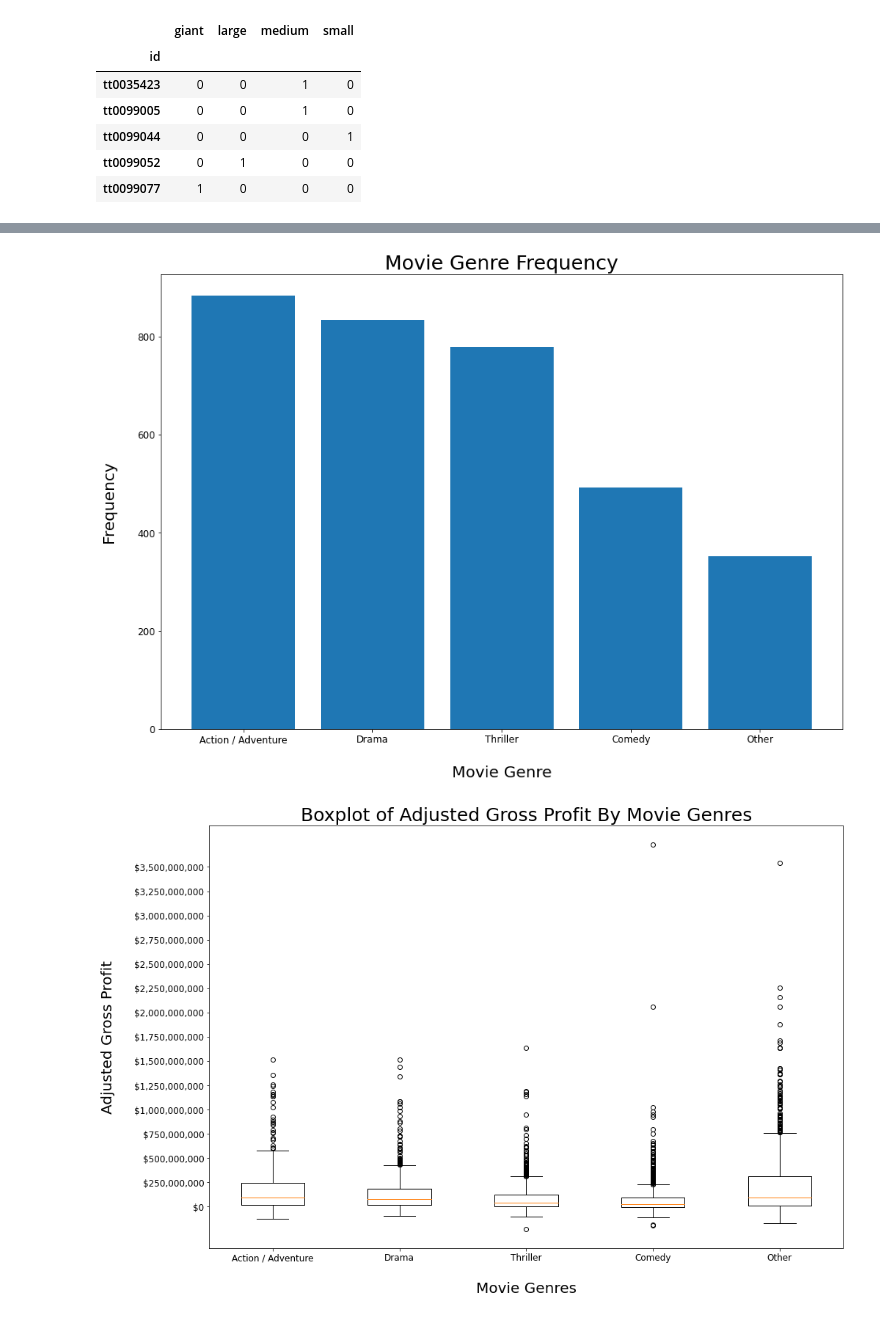
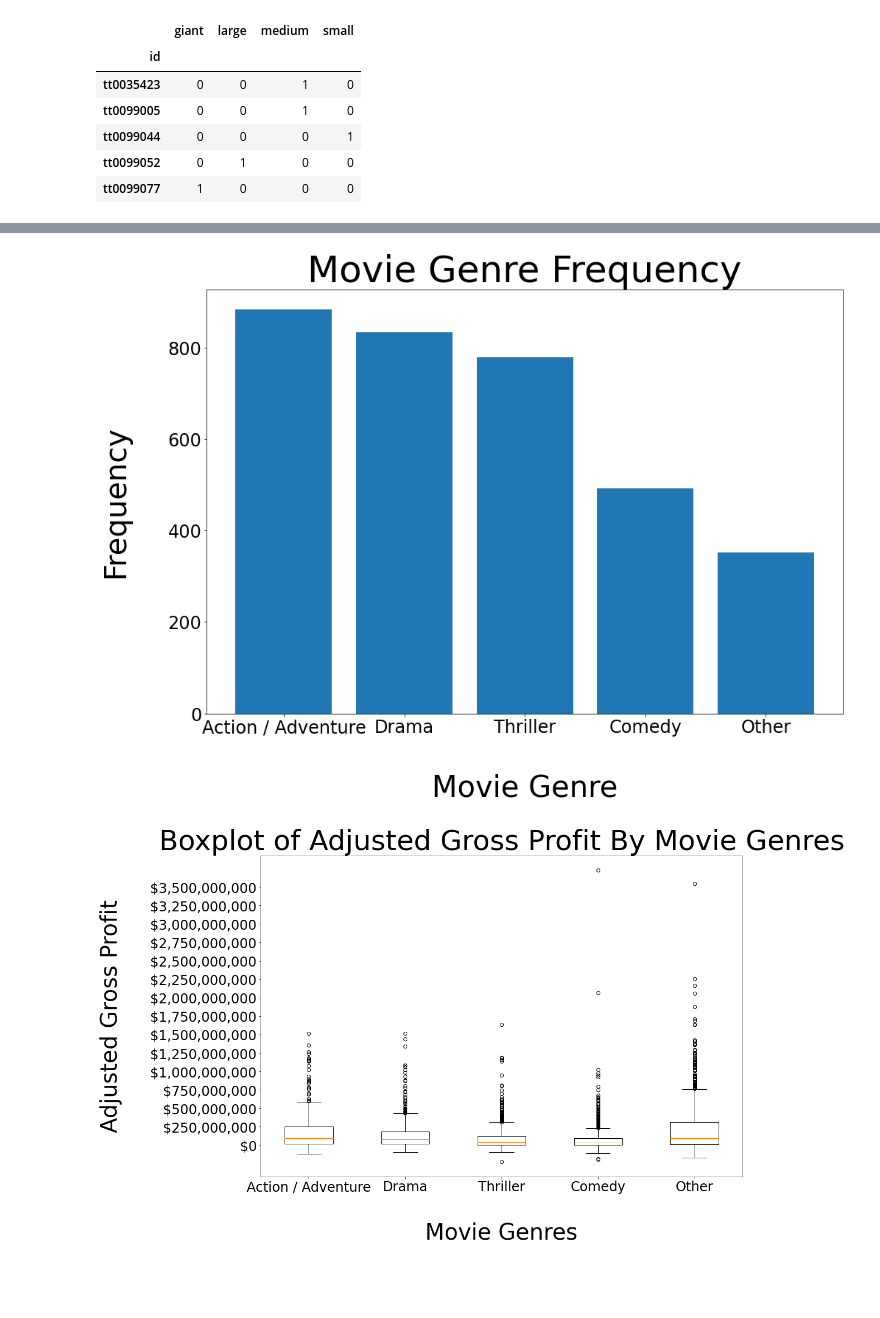
Before and after one commit to dan-kwon/movie-finder, a Jupyter notebook: EDA.ipynb, the cells around one changed output, grey strips where cells are left out. Cells and saved outputs as stored; diff of their text form; code cells hidden in the pictures; blank space fills up the shorter version.

```diff
--- a/EDA.ipynb
+++ b/EDA.ipynb
@@ -8,7 +8,7 @@ from datetime import datetime as dt
 warnings.filterwarnings('ignore')
 # %%
 ### load data ###
-path='/Users/ajaypatel21/Downloads/'
+path='/Users/ajaypatel21/Downloads/STAT 418 Project/'
 name='box_office_data_final.csv'
 data=pd.read_csv(path+name, index_col='id')
 data['new_genres'] = data['new_genres'].apply(lambda x: str(x).strip())
@@ -223,43 +223,43 @@ ax1 = fig1.add_axes([0,0,1,1]);
 
 genres = features['new_genres'].map({'Action/Adventure' : 'Action / Adventure',
                                      'Drama' : 'Drama',
                                      'Thriller' : 'Thriller',
                                      'Comedy' : 'Comedy',
                                      'Misc' : 'Other'})
 
 ax1.bar(genres.value_counts().sort_values(ascending = False).index,
         genres.value_counts().sort_values(ascending = False).values);
 
-ax1.tick_params(axis = 'both', which = 'major', labelsize = 12);
-ax1.set_title('Movie Genre Frequency', size = 25);
-ax1.set_xlabel('\nMovie Genre', size = 20);
-ax1.set_ylabel('Frequency\n', size = 20);
+ax1.tick_params(axis = 'both', which = 'major', labelsize = 24);
+ax1.set_title('Movie Genre Frequency', size = 50);
+ax1.set_xlabel('\nMovie Genre', size = 40);
+ax1.set_ylabel('Frequency\n', size = 40);
 
 fig1.savefig('/Users/ajaypatel21/Downloads/STAT418_images/hist_genres.png',
              bbox_inches = 'tight', pad_inches = 0.5, edgecolor = 'white')
 
 fig1 = plt.figure();
 fig1.set_size_inches(12, 8);
 ax1 = fig1.add_axes([0, 0, 1, 1]);
 
 temp = pd.concat([genres, targets], axis = 1)
 temp_list = [temp[temp['new_genres'] == i]['gross_profit_adj'] for i in genres.value_counts().sort_values().index]
 ax1.boxplot(temp_list);
 ax1.set_yticks(np.arange(0, targets.max(), 250000000));
 ax1.set_yticklabels(ax1.get_yticks());
 ax1.yaxis.set_major_formatter('${x:,.0f}')
 ax1.set_xticklabels(genres.value_counts().sort_values(ascending = False).index);
 
-ax1.tick_params(axis = 'both', which = 'major', labelsize = 12);
-ax1.set_title('Boxplot of Adjusted Gross Profit By Movie Genres', size = 25);
-ax1.set_xlabel('\nMovie Genres', size = 20);
-ax1.set_ylabel('Adjusted Gross Profit\n', size = 20);
+ax1.tick_params(axis = 'both', which = 'major', labelsize = 24);
+ax1.set_title('Boxplot of Adjusted Gross Profit By Movie Genres', size = 50);
+ax1.set_xlabel('\nMovie Genres', size = 40);
+ax1.set_ylabel('Adjusted Gross Profit\n', size = 40);
 
 fig1.savefig('/Users/ajaypatel21/Downloads/STAT418_images/box_genres.png',
              bbox_inches = 'tight', pad_inches = 0.5, edgecolor = 'white')
 # %% [output]
-[figure, old version]
+[figure, new version]
-[figure, old version]
+[figure, new version]
 # %%
 fig1 = plt.figure();
 fig1.set_size_inches(12, 8);
```
Also changed, not shown: parts of 10 cells of this notebook.
